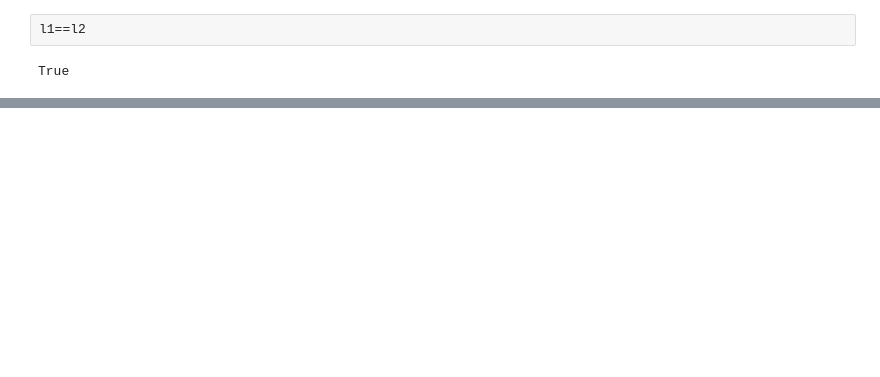
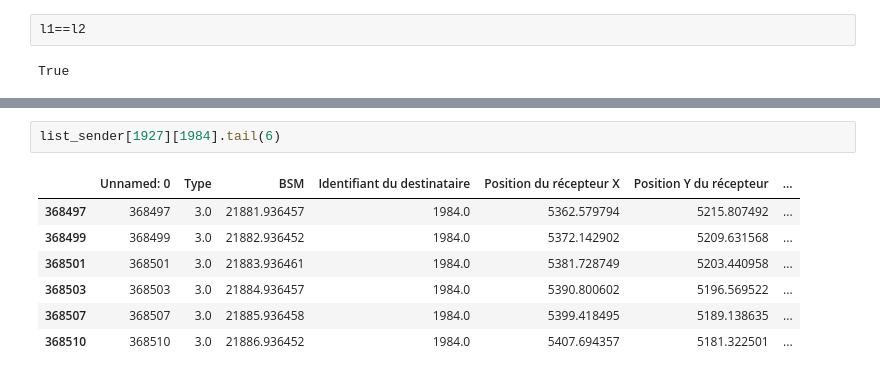
Before and after one commit to rguilloteau/SR2I208, a Jupyter notebook: BDD.ipynb, the cells around one changed output, grey strips where cells are left out. Cells and saved outputs as stored; diff of their text form; blank space fills up the shorter version.

```diff
--- a/BDD.ipynb
+++ b/BDD.ipynb
@@ -81,0 +159,10 @@ True
+# %%
+list_sender[1927][1984].tail(6)
+# %% [output]
+|  | Unnamed: 0 | Type | BSM | Identifiant du destinataire | Position du récepteur X | Position Y du récepteur | ... |
+| 368497 | 368497 | 3.0 | 21881.936457 | 1984.0 | 5362.579794 | 5215.807492 | ... |
+| 368499 | 368499 | 3.0 | 21882.936452 | 1984.0 | 5372.142902 | 5209.631568 | ... |
+| 368501 | 368501 | 3.0 | 21883.936461 | 1984.0 | 5381.728749 | 5203.440958 | ... |
+| 368503 | 368503 | 3.0 | 21884.936457 | 1984.0 | 5390.800602 | 5196.569522 | ... |
+| 368507 | 368507 | 3.0 | 21885.936458 | 1984.0 | 5399.418495 | 5189.138635 | ... |
+| 368510 | 368510 | 3.0 | 21886.936452 | 1984.0 | 5407.694357 | 5181.322501 | ... |
```
Also changed, not shown: parts of 24 cells of this notebook.
